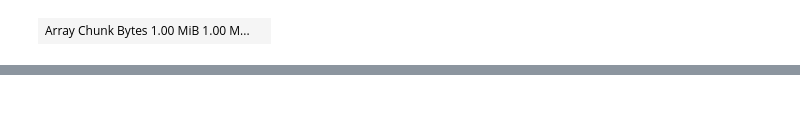
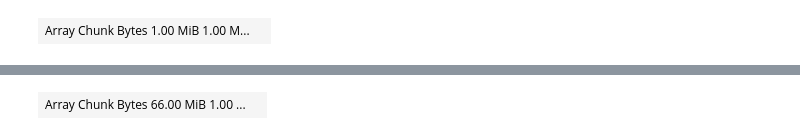
Before and after one commit to ArneDefauw/ilastik-napari, a Jupyter notebook: notebooks/dask_pipelines.ipynb, the cells around one changed output, grey strips where cells are left out. Cells and saved outputs as stored; diff of their text form; code cells hidden in the pictures; blank space fills up the shorter version.

```diff
--- a/notebooks/dask_pipelines.ipynb
+++ b/notebooks/dask_pipelines.ipynb
@@ -196,0 +187,6 @@ imshow(results)
+# %%
+da.from_zarr(
+        preprocessing_path, "array.zarr", overwrite=True
+    )
+# %% [output]
+| Array Chunk Bytes 66.00 MiB 1.00 ... |  |
```
Also changed, not shown: parts of 6 cells of this notebook, 2 other files.
